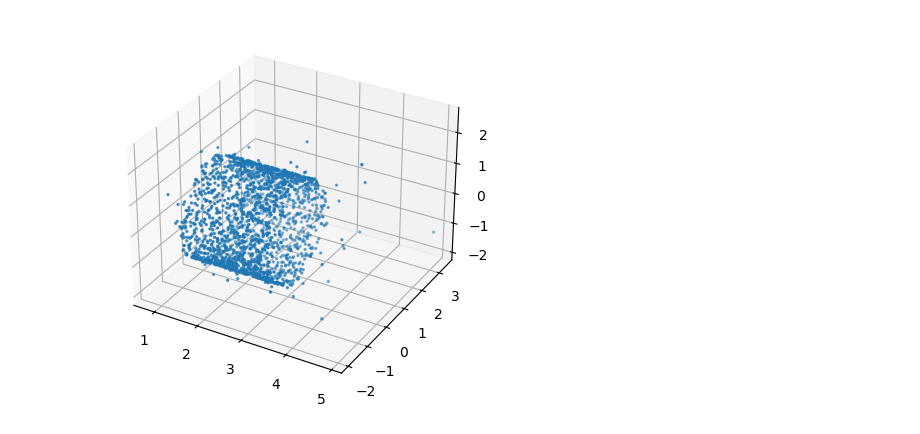
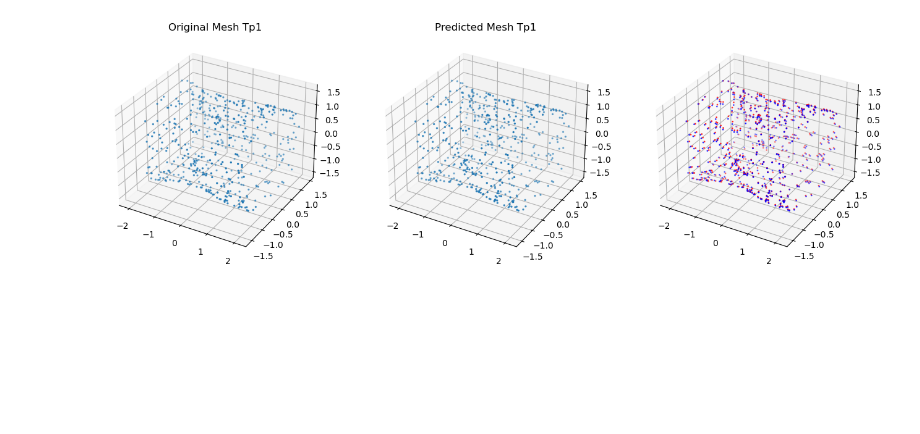
Before and after one commit to OSU-SIMCenter/forge-net, a Jupyter notebook: model/test_model.ipynb, the cells around one changed output. Cells and saved outputs as stored; diff of their text form; code cells hidden in the pictures; blank space fills up the shorter version.

```diff
--- a/model/test_model.ipynb
+++ b/model/test_model.ipynb
@@ -1,14 +1,20 @@
 # %%
 import numpy as np
-import torch
+import pyvista as pv
+pv.start_xvfb()
+pv.set_jupyter_backend('static')
 from dataloaders import GetSingleStepDataLoaders
-data  = np.load('/local/scratch/groves/jax-forgeRL/models/forging_autoencoder/data/test_comb_med_neg.npz')
+import sys
+sys.path.append("/local/scratch/groves/jax-forgeRL/models/forging_autoencoder/model")
+from utils import *
+data  = np.load('/local/scratch/groves/jax-forgeRL/models/forging_autoencoder/data/test_comb_FOR_large_512.npz')
 states = data['coords_t']
 states_tp1 = data['coords_tp1']
 steps = data['steps']
 positions = data['positions']
 rotations = data['rotations']
-actions = np.hstack((steps, positions, rotations))
+# actions = np.hstack((steps, positions, rotations))
+actions = steps
 
 point_size = states.shape[1]
 latent_size = 256
@@ -42,18 +73,15 @@ def forward(x,a):
     with torch.no_grad():
         return(net(x_t=x,a_t=a))
 
-t = 10
+t = 1
 for _ in range(t):
 
-    delta = forward(x,a)
-    x = x.squeeze(0).T + delta.squeeze(0)
-    x = x.T.unsqueeze(0)
+    delta = forward(x_t,a) / 100
+    x_t = x_t.squeeze(0).T + delta.squeeze(0)
+    x_t = x_t.T.unsqueeze(0)
 
-x_np = x.T.squeeze(0).numpy()
+x_hat = x_t.T.squeeze().numpy()
 # %%
-fig = plt.figure()
-ax = fig.add_subplot(projection = '3d')
-ax.scatter(xs=x_np[:,0],ys=x_np[:,1],zs=x_np[:,2], s=2)
-plt.show()
+compare_scatters(pc1=x_tp1_np, pc2=x_hat, label_1="Original Mesh Tp1", label_2="Predicted Mesh Tp1")
 # %% [output]
-[figure, old version]
+[figure, new version]
```
Also changed, not shown: parts of 3 cells of this notebook, 9 other files.
